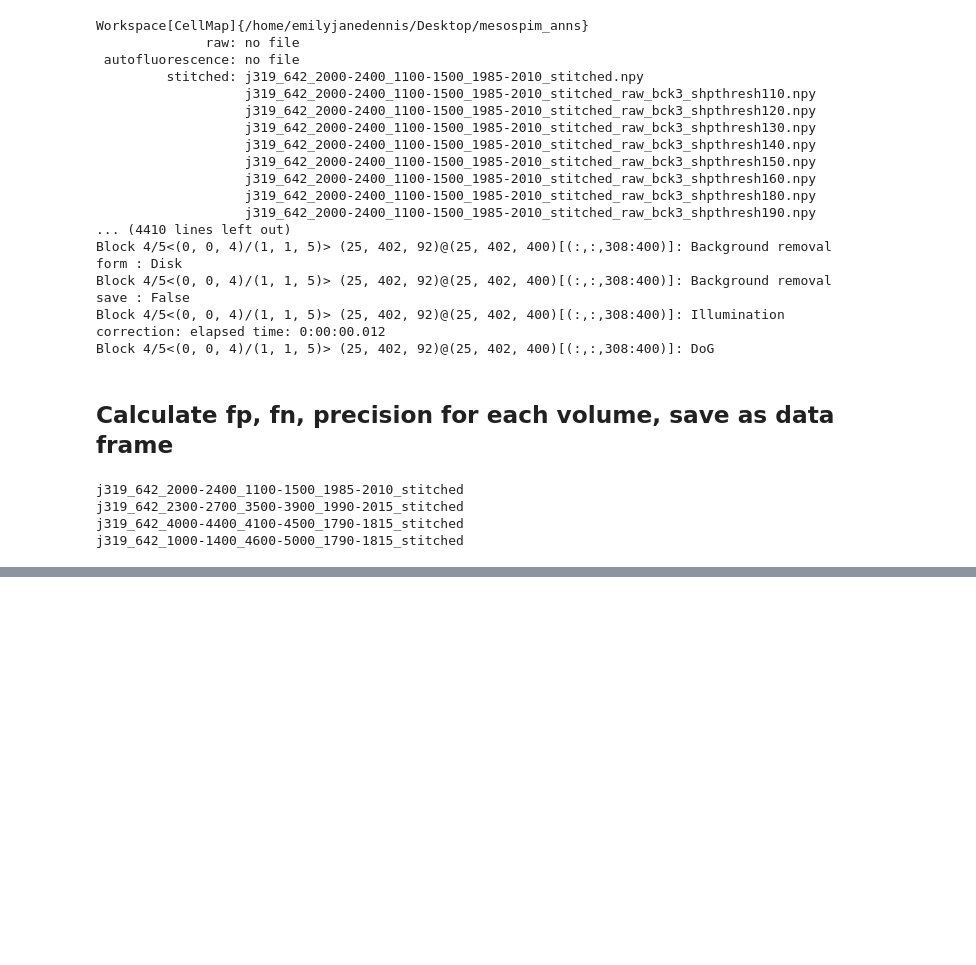
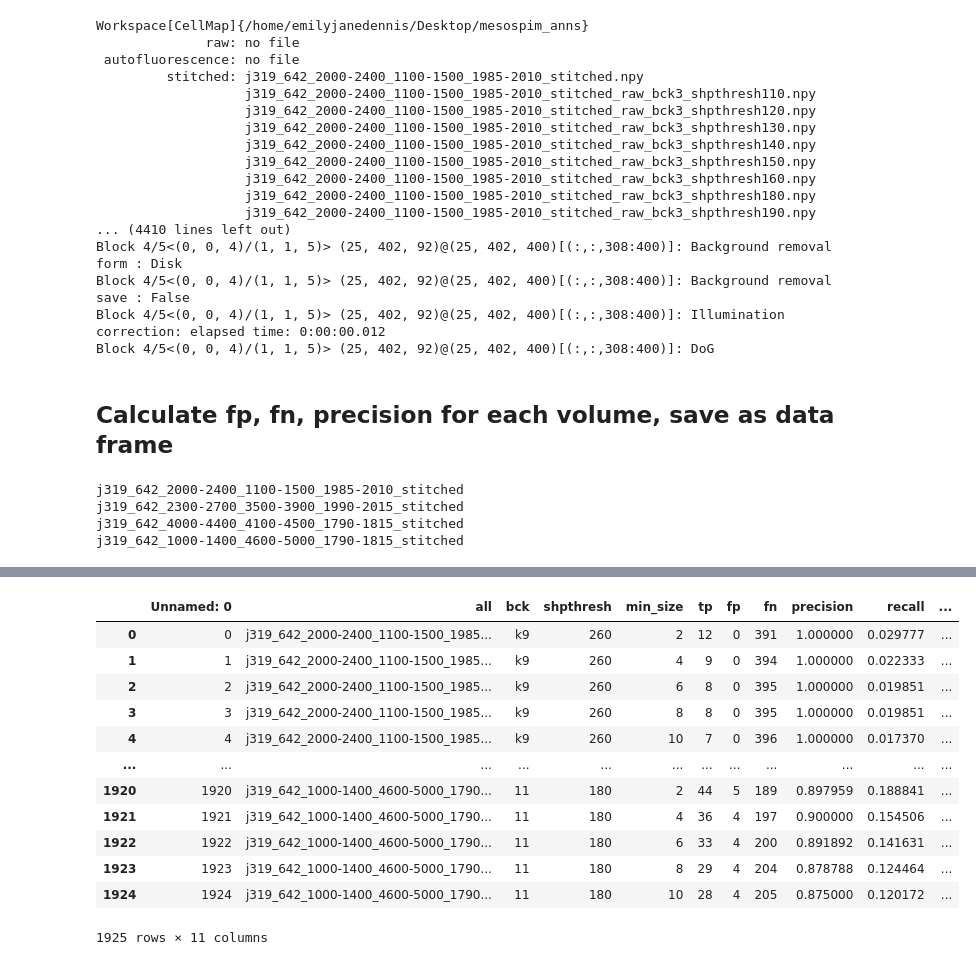
Before and after one commit to PrincetonUniversity/BrainPipe, a Jupyter notebook: cm2/cm2_parameter_sweep.ipynb, the cells around one changed output, grey strips where cells are left out. Cells and saved outputs as stored; diff of their text form; code cells hidden in the pictures; blank space fills up the shorter version.

```diff
--- a/cm2/cm2_parameter_sweep.ipynb
+++ b/cm2/cm2_parameter_sweep.ipynb
@@ -320,0 +320,2 @@ sns.relplot(data = pd_642,x='shpthresh',y='f1',col='bck',row='all',hue='min_size
+# %%
+pd_642_orig=pd.read_csv('/home/emilyjanedennis/Desktop/mesospim_anns/ALL_642_sweep_RESULTS.csv')
@@ -320,0 +326,16 @@ sns.relplot(data = pd_642,x='shpthresh',y='f1',col='bck',row='all',hue='min_size
+# %%
+pd_642_orig
+# %% [output]
+|  | Unnamed: 0 | all | bck | shpthresh | min_size | tp | fp | fn | precision | recall | ... |
+| 0 | 0 | j319_642_2000-2400_1100-1500_1985... | k9 | 260 | 2 | 12 | 0 | 391 | 1.000000 | 0.029777 | ... |
+| 1 | 1 | j319_642_2000-2400_1100-1500_1985... | k9 | 260 | 4 | 9 | 0 | 394 | 1.000000 | 0.022333 | ... |
+| 2 | 2 | j319_642_2000-2400_1100-1500_1985... | k9 | 260 | 6 | 8 | 0 | 395 | 1.000000 | 0.019851 | ... |
+| 3 | 3 | j319_642_2000-2400_1100-1500_1985... | k9 | 260 | 8 | 8 | 0 | 395 | 1.000000 | 0.019851 | ... |
+| 4 | 4 | j319_642_2000-2400_1100-1500_1985... | k9 | 260 | 10 | 7 | 0 | 396 | 1.000000 | 0.017370 | ... |
+| ... | ... | ... | ... | ... | ... | ... | ... | ... | ... | ... | ... |
+| 1920 | 1920 | j319_642_1000-1400_4600-5000_1790... | 11 | 180 | 2 | 44 | 5 | 189 | 0.897959 | 0.188841 | ... |
+| 1921 | 1921 | j319_642_1000-1400_4600-5000_1790... | 11 | 180 | 4 | 36 | 4 | 197 | 0.900000 | 0.154506 | ... |
+| 1922 | 1922 | j319_642_1000-1400_4600-5000_1790... | 11 | 180 | 6 | 33 | 4 | 200 | 0.891892 | 0.141631 | ... |
+| 1923 | 1923 | j319_642_1000-1400_4600-5000_1790... | 11 | 180 | 8 | 29 | 4 | 204 | 0.878788 | 0.124464 | ... |
+| 1924 | 1924 | j319_642_1000-1400_4600-5000_1790... | 11 | 180 | 10 | 28 | 4 | 205 | 0.875000 | 0.120172 | ... |
+1925 rows × 11 columns
```
Also changed, not shown: parts of 11 cells of this notebook.
